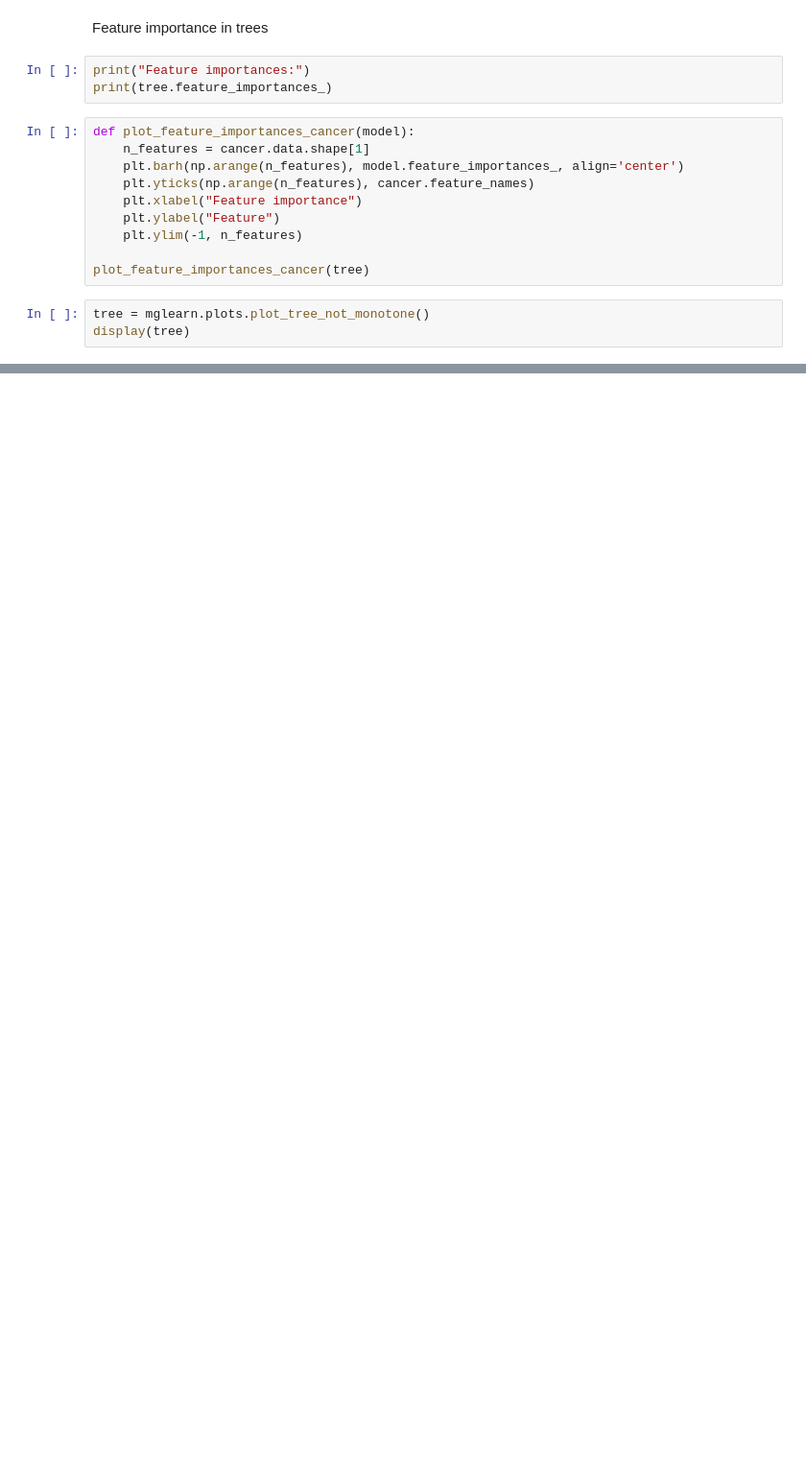
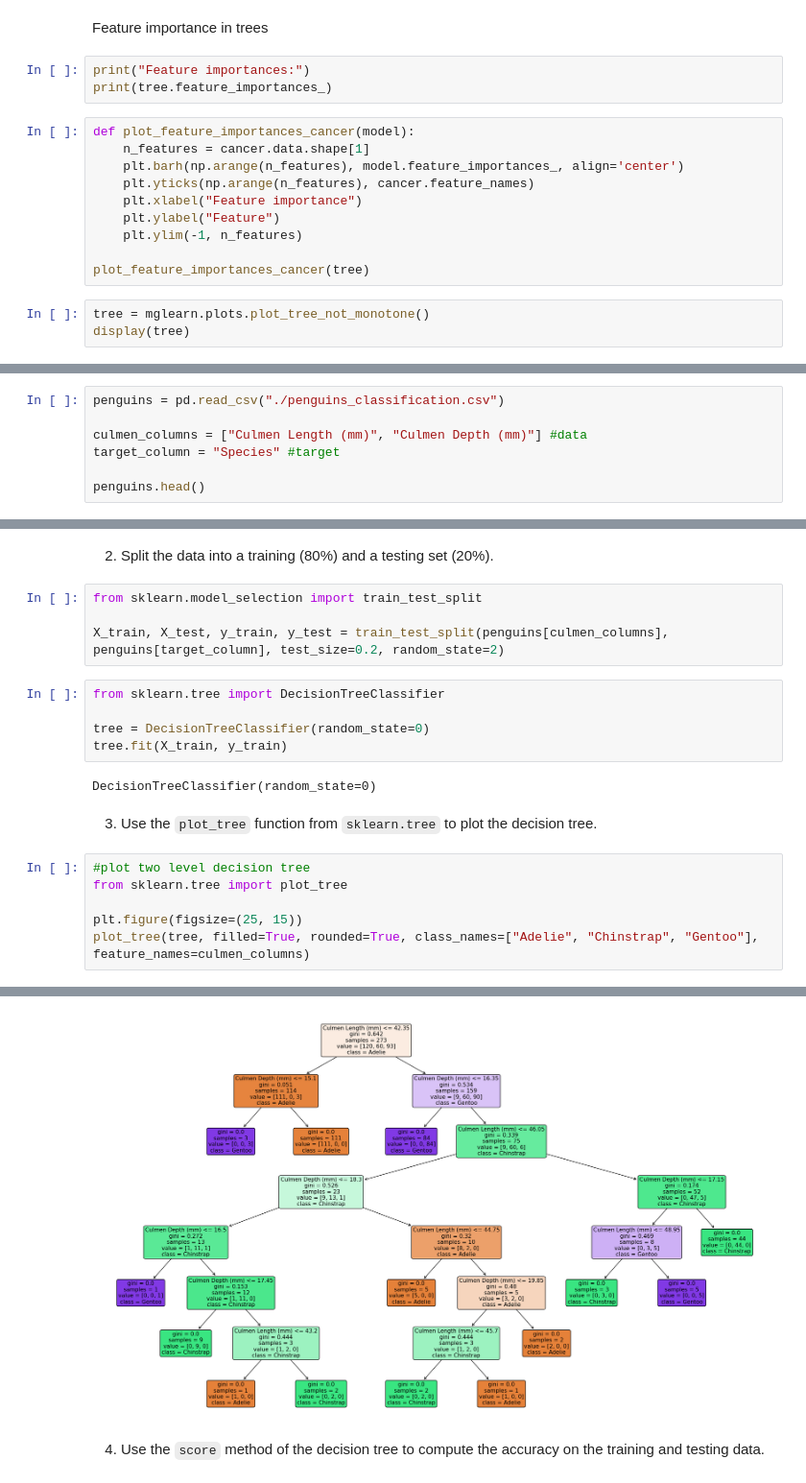
Before and after one commit to thibault-chausson/DS54_TP_data_science, a Jupyter notebook: TP2.ipynb, the cells around one changed output, grey strips where cells are left out. Shown at 96% size. Drawn from its saved outputs; the diff is of its cells as text; blank space fills up the shorter version.

```diff
--- a/TP2.ipynb
+++ b/TP2.ipynb
@@ -66,0 +72,7 @@ __Exercice 1__
+# %%
+penguins = pd.read_csv("./penguins_classification.csv")
+
+culmen_columns = ["Culmen Length (mm)", "Culmen Depth (mm)"] #data
+target_column = "Species" #target
+
+penguins.head()
@@ -66,0 +86,22 @@ __Exercice 1__
+# %% [markdown]
+2) Split the data into a training (80%) and a testing set (20%).
+# %%
+from sklearn.model_selection import train_test_split
+
+X_train, X_test, y_train, y_test = train_test_split(penguins[culmen_columns], penguins[target_column], test_size=0.2, random_state=2)
+# %%
+from sklearn.tree import DecisionTreeClassifier
+
+tree = DecisionTreeClassifier(random_state=0)
+tree.fit(X_train, y_train)
+# %% [output]
+DecisionTreeClassifier(random_state=0)
+# %% [markdown]
+3) Use the `plot_tree` function from `sklearn.tree` to plot the decision tree.
+# %%
+#plot two level decision tree
+from sklearn.tree import plot_tree
+
+plt.figure(figsize=(25, 15))
+plot_tree(tree, filled=True, rounded=True, class_names=["Adelie", "Chinstrap", "Gentoo"], feature_names=culmen_columns)
+# %% [output]
@@ -66,0 +125,3 @@ __Exercice 1__
+[figure, added]
+# %% [markdown]
+4) Use the `score` method of the decision tree to compute the accuracy on the training and testing data.
```
Also changed, not shown: parts of 6 cells of this notebook, 2 other files.
